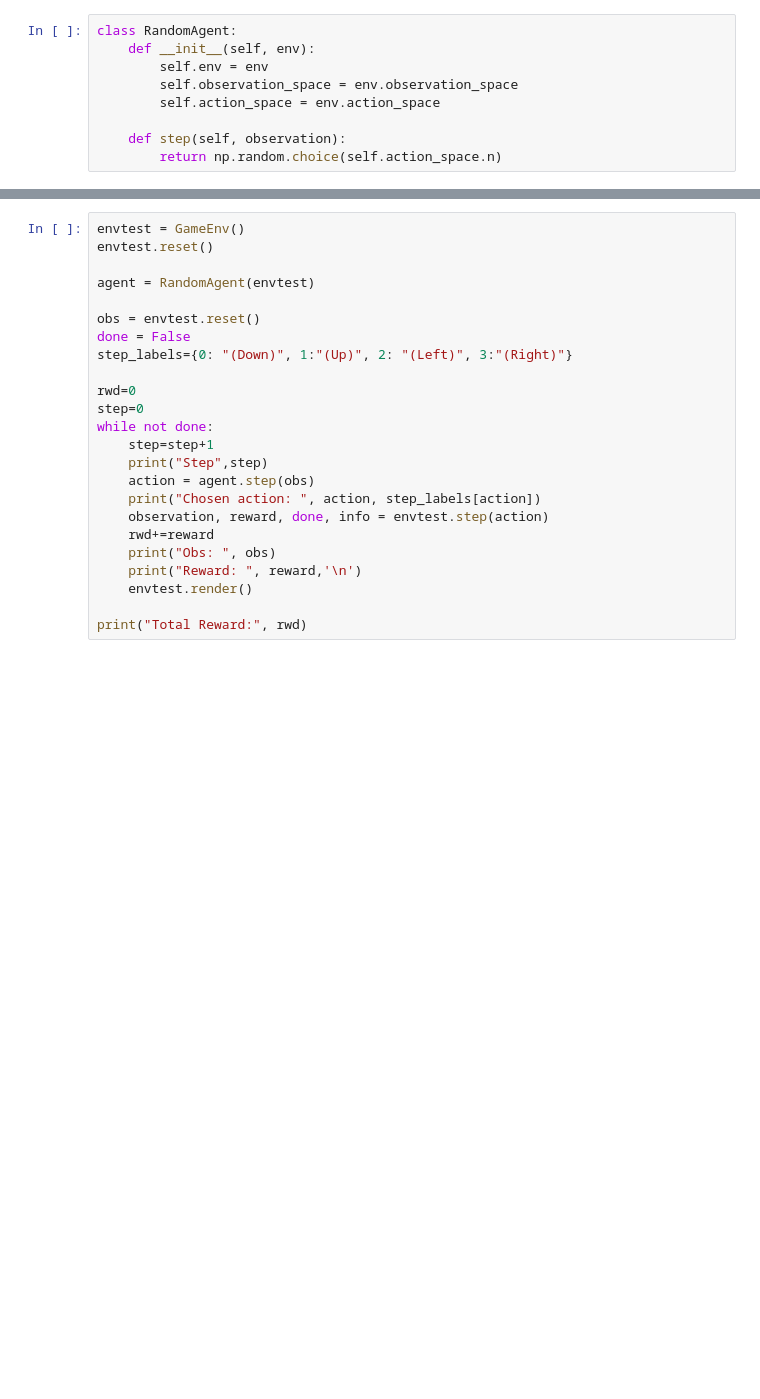
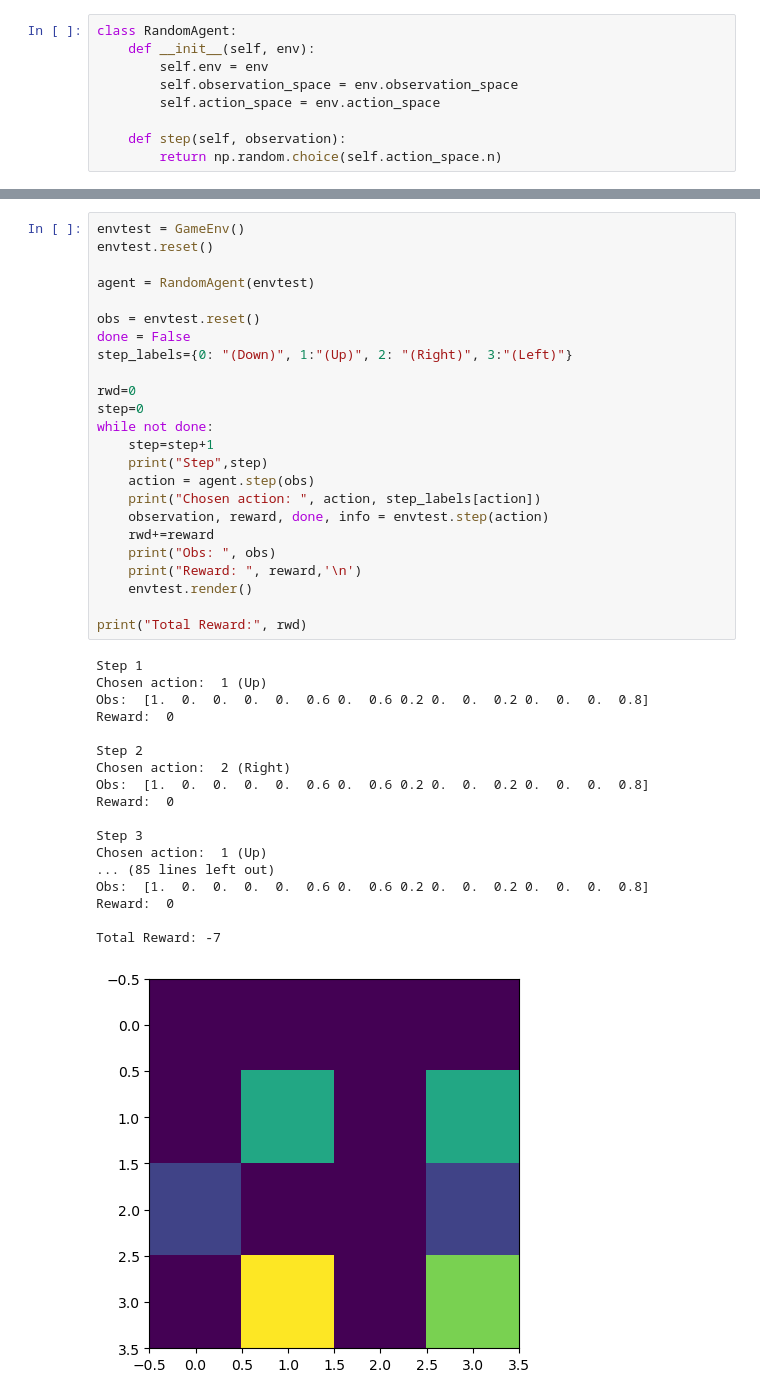
Before and after one commit to LYT922/ML-Reinforcement-Learning, a Jupyter notebook: Assignment_3_part1_2.ipynb, the cells around one changed output, grey strips where cells are left out. Saved outputs shown, nothing was run; the diff lists cells and outputs as text; blank space fills up the shorter version.

```diff
--- a/Assignment_3_part1_2.ipynb
+++ b/Assignment_3_part1_2.ipynb
@@ -143,24 +145,43 @@ envview.render()
 # %%
 envtest = GameEnv()
 envtest.reset()
 
 agent = RandomAgent(envtest)
 
 obs = envtest.reset()
 done = False
-step_labels={0: "(Down)", 1:"(Up)", 2: "(Left)", 3:"(Right)"}
+step_labels={0: "(Down)", 1:"(Up)", 2: "(Right)", 3:"(Left)"}
 
 rwd=0
 step=0
 while not done:
     step=step+1
     print("Step",step)
     action = agent.step(obs)
     print("Chosen action: ", action, step_labels[action])
     observation, reward, done, info = envtest.step(action)
     rwd+=reward
     print("Obs: ", obs)
     print("Reward: ", reward,'\n')
     envtest.render()
 
 print("Total Reward:", rwd)
+# %% [output]
+Step 1
+Chosen action:  1 (Up)
+Obs:  [1.  0.  0.  0.  0.  0.6 0.  0.6 0.2 0.  0.  0.2 0.  0.  0.  0.8]
+Reward:  0
+
+Step 2
+Chosen action:  2 (Right)
+Obs:  [1.  0.  0.  0.  0.  0.6 0.  0.6 0.2 0.  0.  0.2 0.  0.  0.  0.8]
+Reward:  0
+
+Step 3
+Chosen action:  1 (Up)
+... (85 lines left out)
+Obs:  [1.  0.  0.  0.  0.  0.6 0.  0.6 0.2 0.  0.  0.2 0.  0.  0.  0.8]
+Reward:  0
+
+Total Reward: -7
+[figure, added]
```
Also changed, not shown: parts of 4 cells of this notebook.
